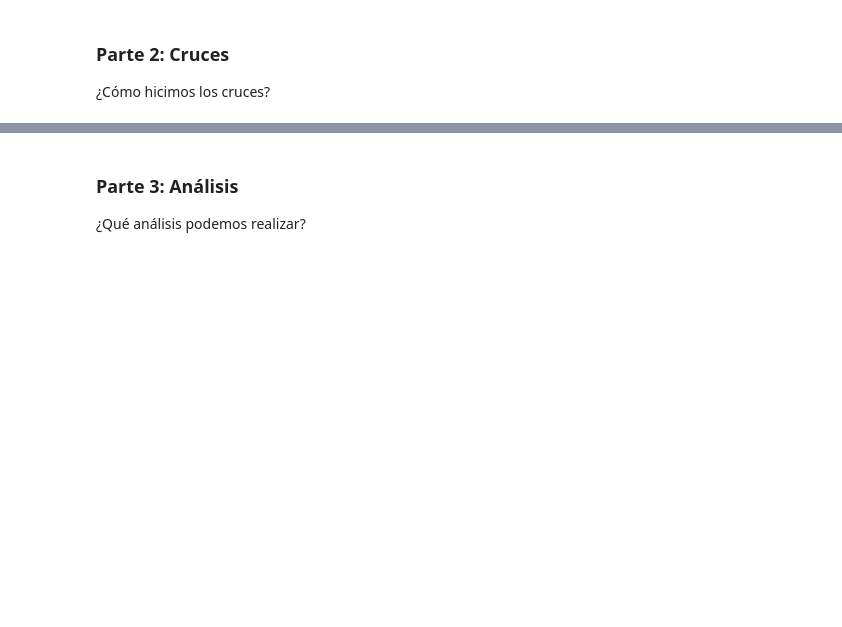
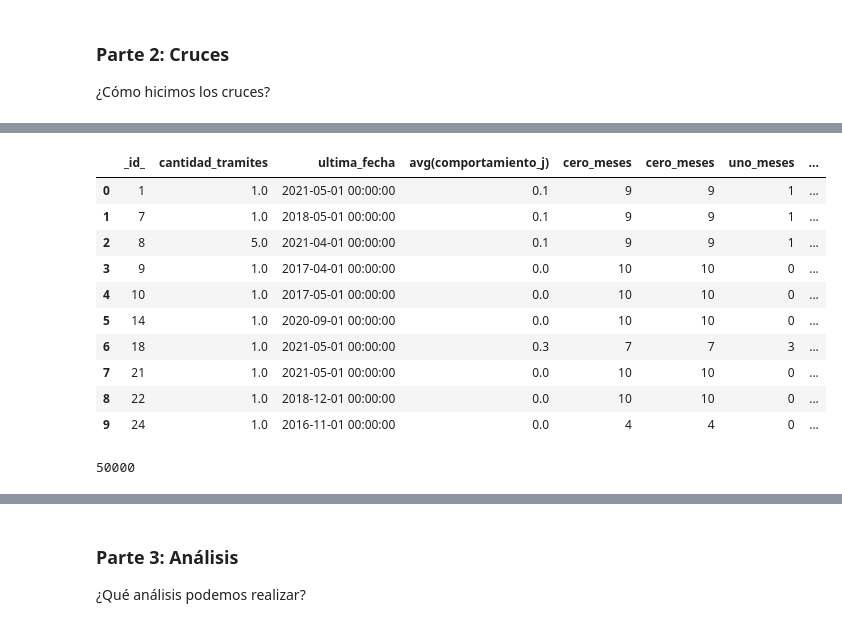
Before and after one commit to BrianPgz/HomeWork1_ML, a Jupyter notebook: Ejercicio1.ipynb, the cells around one changed output, grey strips where cells are left out. Cells and saved outputs as stored; diff of their text form; code cells hidden in the pictures; blank space fills up the shorter version.

```diff
--- a/Ejercicio1.ipynb
+++ b/Ejercicio1.ipynb
@@ -392,0 +437,14 @@ len(bd_comportamiento_3["num_caso"].unique())
+# %%
+premade="_meses_deuda"
+paso_anterior=0
+for i in range(0,len(deuda)):
+    paso_actual=deuda.iloc[i,0]
+    if paso_actual==paso_anterior:
+        especifico=str(int(deuda.iloc[i,2]))
+        constructo.loc[vector_auxiliar,especifico+premade]=deuda.iloc[i,1]
+    else:
+        vector_auxiliar=(constructo["_id_"]==paso_actual)
+        especifico=str(int(deuda.iloc[i,2]))
+        constructo.loc[vector_auxiliar,especifico+premade]=deuda.iloc[i,1]
+        paso_anterior=paso_actual
+constructo.head()
@@ -392,0 +458,22 @@ len(bd_comportamiento_3["num_caso"].unique())
+# %%
+constructo.columns=["_id_","cero_meses","uno_meses","dos_meses","tres_meses","cuatro_meses","cinco_meses","seis_meses","siete_meses","ocho_meses","nueve_meses","diez_meses","once_meses","doce_meses","trece_meses","catorce_meses","quince_meses","dseis_meses","dsiete_meses","docho_meses"]
+# %%
+query="""
+        select _id_,cero_meses,
+        cero_meses,
+        uno_meses,
+        dos_meses,
+        tres_meses,
+        cuatro_meses,
+        cinco_meses,
+        seis_meses,
+        siete_meses,
+        ocho_meses,
+        nueve_meses,
+        diez_meses+once_meses+doce_meses+trece_meses+catorce_meses+quince_meses+dseis_meses+dsiete_meses+docho_meses as diez_o_mas
+        from constructo
+"""
+constructo=sqldf.run(query).head(10)
+# %%
+sintesis_c3=sintesis_c3.merge(constructo,how="inner",on="_id_")
+sintesis_c3.head()
@@ -456,0 +576,21 @@ len(bd_ini_parte1["_id2_"].unique())
+# %%
+base_auxiliar=sintesis_c2.merge(sintesis_c3,how='right',on='_id_')
+base_auxiliar.head(10)
+# %% [output]
+|  | _id_ | cantidad_tramites | ultima_fecha | avg(comportamiento_j) | cero_meses | cero_meses | uno_meses | ... |
+| 0 | 1 | 1.0 | 2021-05-01 00:00:00 | 0.1 | 9 | 9 | 1 | ... |
+| 1 | 7 | 1.0 | 2018-05-01 00:00:00 | 0.1 | 9 | 9 | 1 | ... |
+| 2 | 8 | 5.0 | 2021-04-01 00:00:00 | 0.1 | 9 | 9 | 1 | ... |
+| 3 | 9 | 1.0 | 2017-04-01 00:00:00 | 0.0 | 10 | 10 | 0 | ... |
+| 4 | 10 | 1.0 | 2017-05-01 00:00:00 | 0.0 | 10 | 10 | 0 | ... |
+| 5 | 14 | 1.0 | 2020-09-01 00:00:00 | 0.0 | 10 | 10 | 0 | ... |
+| 6 | 18 | 1.0 | 2021-05-01 00:00:00 | 0.3 | 7 | 7 | 3 | ... |
+| 7 | 21 | 1.0 | 2021-05-01 00:00:00 | 0.0 | 10 | 10 | 0 | ... |
+| 8 | 22 | 1.0 | 2018-12-01 00:00:00 | 0.0 | 10 | 10 | 0 | ... |
+| 9 | 24 | 1.0 | 2016-11-01 00:00:00 | 0.0 | 4 | 4 | 0 | ... |
+# %%
+#cruzando la base generada con la de síntesis de los comportamientos
+base_general=base_general.merge(base_auxiliar,how='left',on='_id_')
+len(base_general)
+# %% [output]
+50000
```
Also changed, not shown: parts of 28 cells of this notebook.
